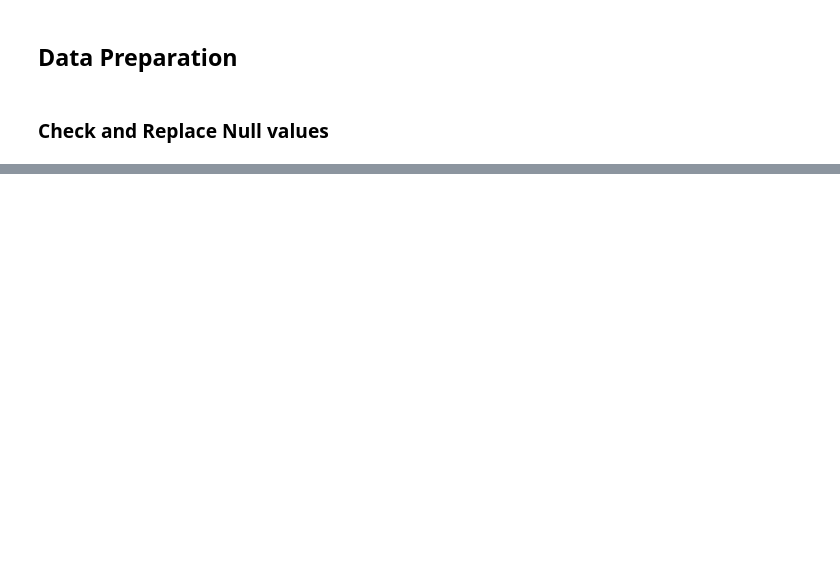
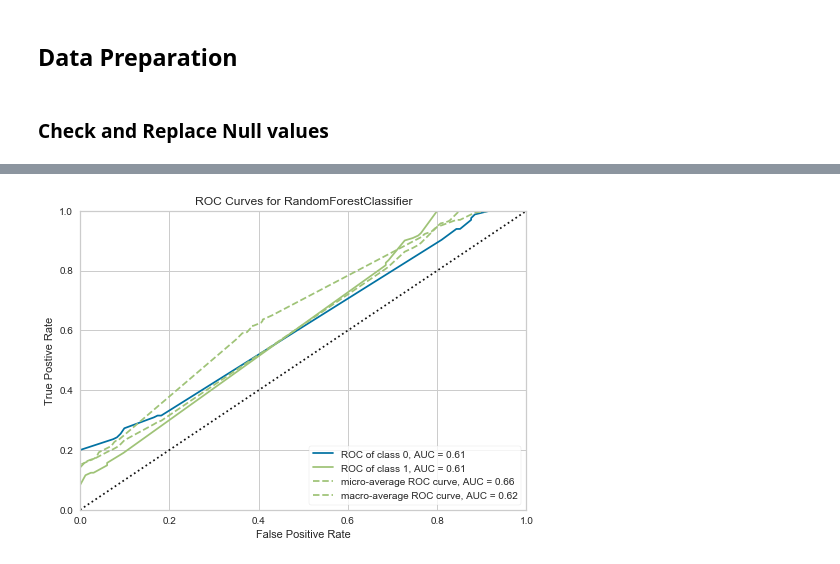
Before and after one commit to kirti-chaudhari/SpringBoard_DataScience_Career, a Jupyter notebook: CapstoneProject2/Capstone 2 - NLP.ipynb, the cells around one changed output, grey strips where cells are left out. Saved outputs shown, nothing was run; the diff lists cells and outputs as text; code cells hidden in the pictures; blank space fills up the shorter version.

```diff
--- a/CapstoneProject2/Capstone 2 - NLP.ipynb
+++ b/CapstoneProject2/Capstone 2 - NLP.ipynb
@@ -163,0 +493,2 @@ ax = sns.barplot(x="Sentiment", y="Count",data=df_sentiments)
+# %%
+rf = create_model('rf')
@@ -163,0 +551,2 @@ ax = sns.barplot(x="Sentiment", y="Count",data=df_sentiments)
+# %%
+tuned_rf = tune_model(rf)
@@ -163,0 +567,4 @@ ax = sns.barplot(x="Sentiment", y="Count",data=df_sentiments)
+# %%
+plot_model(tuned_rf, plot = 'auc')
+# %% [output]
+[figure, added]
```
Also changed, not shown: parts of 103 cells of this notebook, 5 other files.
